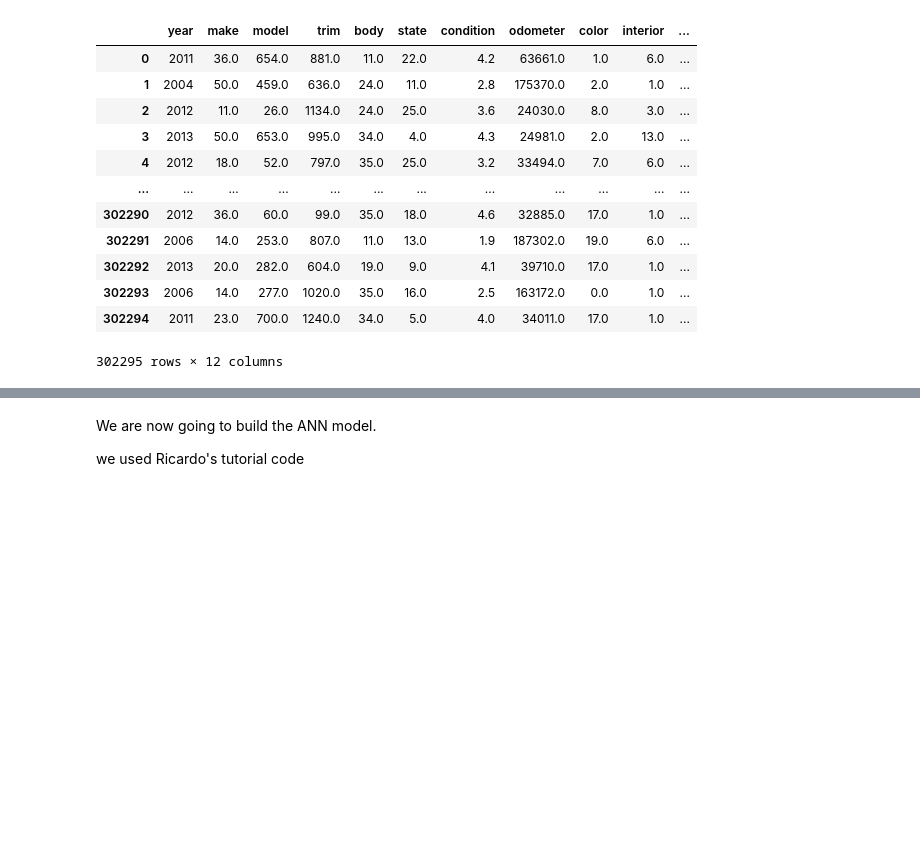
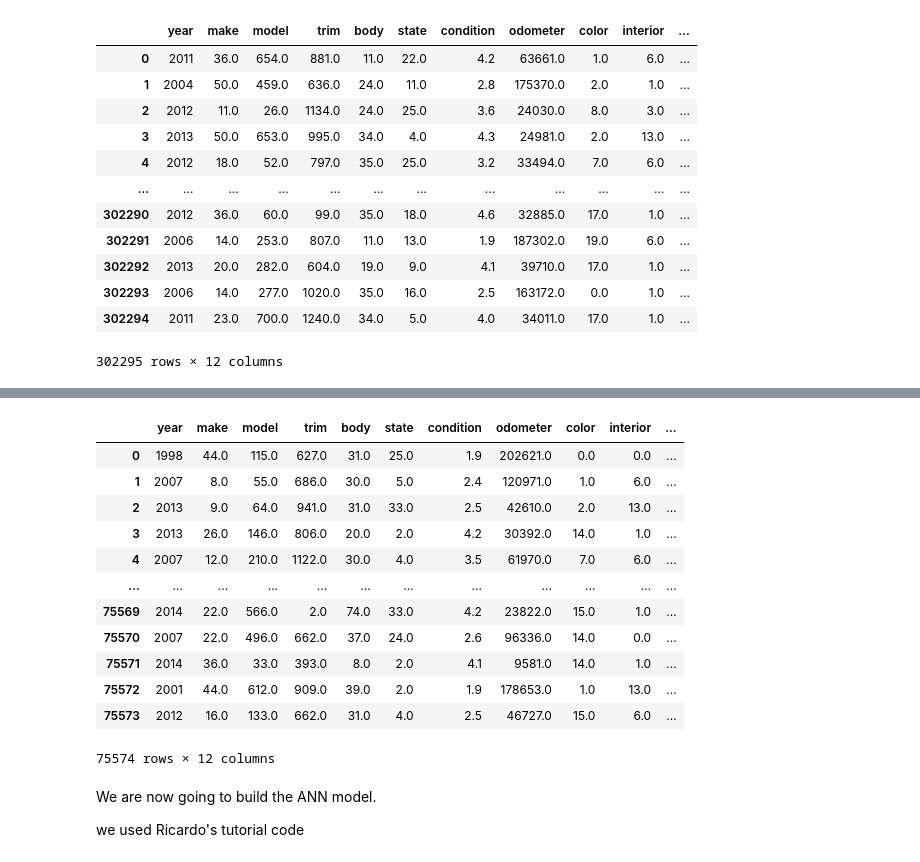
Before and after one commit to alvaarro/AI_Group11_Assignment, a Jupyter notebook: Car_Sales.ipynb, the cells around one changed output, grey strips where cells are left out. Cells and saved outputs as stored; diff of their text form; code cells hidden in the pictures; blank space fills up the shorter version.

```diff
--- a/Car_Sales.ipynb
+++ b/Car_Sales.ipynb
@@ -404,3 +416,30 @@ validation_data = standarize_Data_Transmission(validation_data)
+# %%
+# We do the same for the test data
+
+test_data = standarize_Data_Big_Columns(test_data)
+
+test_data = test_data.reset_index(drop=True)
+
+test_data = standarize_Data_Transmission(test_data)
+
+# We drop the transmission column that we are not going to use anymore
+test_data.drop('transmission', axis=1, inplace=True)
+# %%
+test_data
+# %% [output]
+|  | year | make | model | trim | body | state | condition | odometer | color | interior | ... |
+| 0 | 1998 | 44.0 | 115.0 | 627.0 | 31.0 | 25.0 | 1.9 | 202621.0 | 0.0 | 0.0 | ... |
+| 1 | 2007 | 8.0 | 55.0 | 686.0 | 30.0 | 5.0 | 2.4 | 120971.0 | 1.0 | 6.0 | ... |
+| 2 | 2013 | 9.0 | 64.0 | 941.0 | 31.0 | 33.0 | 2.5 | 42610.0 | 2.0 | 13.0 | ... |
+| 3 | 2013 | 26.0 | 146.0 | 806.0 | 20.0 | 2.0 | 4.2 | 30392.0 | 14.0 | 1.0 | ... |
+| 4 | 2007 | 12.0 | 210.0 | 1122.0 | 30.0 | 4.0 | 3.5 | 61970.0 | 7.0 | 6.0 | ... |
+| ... | ... | ... | ... | ... | ... | ... | ... | ... | ... | ... | ... |
+| 75569 | 2014 | 22.0 | 566.0 | 2.0 | 74.0 | 33.0 | 4.2 | 23822.0 | 15.0 | 1.0 | ... |
+| 75570 | 2007 | 22.0 | 496.0 | 662.0 | 37.0 | 24.0 | 2.6 | 96336.0 | 14.0 | 0.0 | ... |
+| 75571 | 2014 | 36.0 | 33.0 | 393.0 | 8.0 | 2.0 | 4.1 | 9581.0 | 14.0 | 1.0 | ... |
+| 75572 | 2001 | 44.0 | 612.0 | 909.0 | 39.0 | 2.0 | 1.9 | 178653.0 | 1.0 | 13.0 | ... |
+| 75573 | 2012 | 16.0 | 133.0 | 662.0 | 31.0 | 4.0 | 2.5 | 46727.0 | 15.0 | 6.0 | ... |
+75574 rows × 12 columns
 # %% [markdown]
 We are now going to build the ANN model.
 
```
Also changed, not shown: parts of 40 cells of this notebook.
